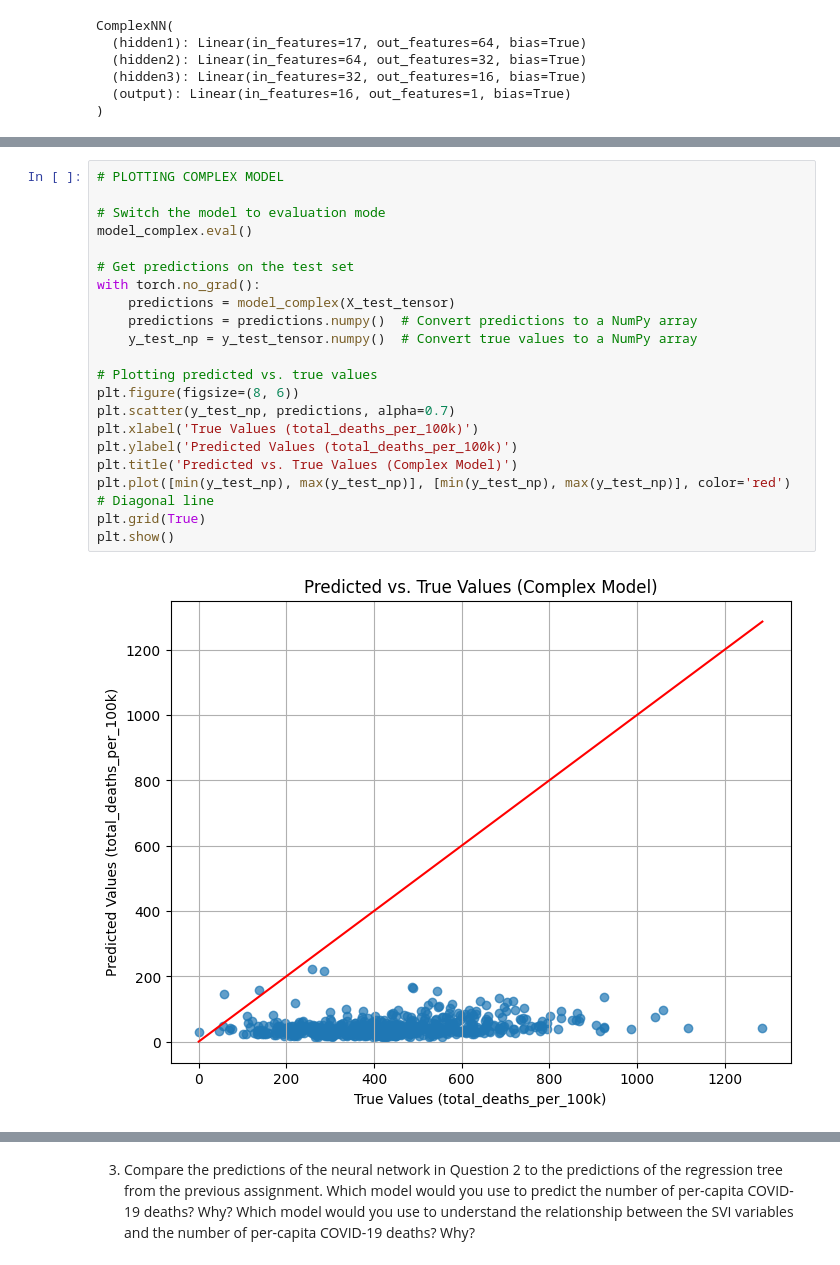
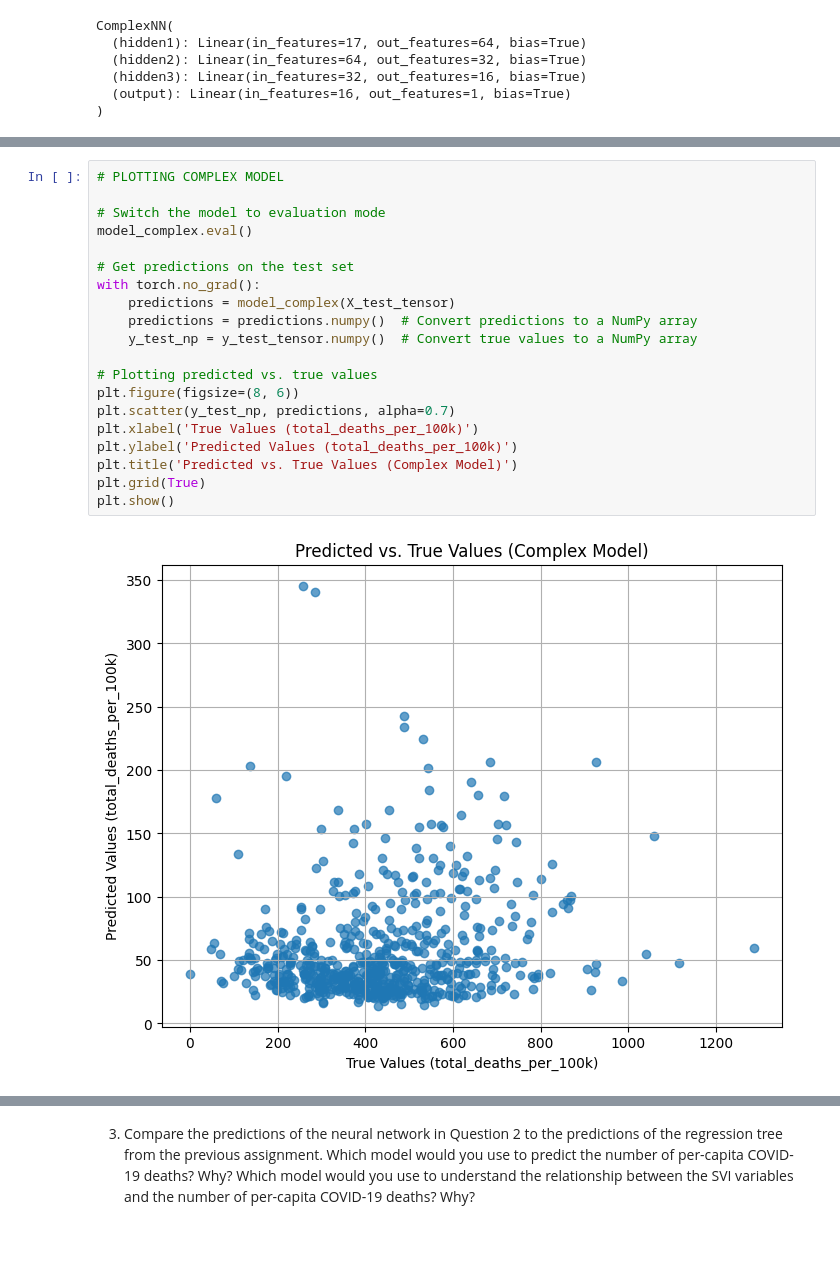
Before and after one commit to nolanyager/MachineLearning_Fall24, a Jupyter notebook: homework/HW_05.ipynb, the cells around one changed output, grey strips where cells are left out. Cells and saved outputs as stored; diff of their text form.

```diff
--- a/homework/HW_05.ipynb
+++ b/homework/HW_05.ipynb
@@ -249,23 +248,22 @@ Mean Squared Error on the test set: 184933.109375
 # %%
 # PLOTTING COMPLEX MODEL
 
 # Switch the model to evaluation mode
 model_complex.eval()
 
 # Get predictions on the test set
 with torch.no_grad():
     predictions = model_complex(X_test_tensor)
     predictions = predictions.numpy()  # Convert predictions to a NumPy array
     y_test_np = y_test_tensor.numpy()  # Convert true values to a NumPy array
 
 # Plotting predicted vs. true values
 plt.figure(figsize=(8, 6))
 plt.scatter(y_test_np, predictions, alpha=0.7)
 plt.xlabel('True Values (total_deaths_per_100k)')
 plt.ylabel('Predicted Values (total_deaths_per_100k)')
 plt.title('Predicted vs. True Values (Complex Model)')
-plt.plot([min(y_test_np), max(y_test_np)], [min(y_test_np), max(y_test_np)], color='red')  # Diagonal line
 plt.grid(True)
 plt.show()
 # %% [output]
-[figure, old version]
+[figure, new version]
```
Also changed, not shown: parts of 6 cells of this notebook.
